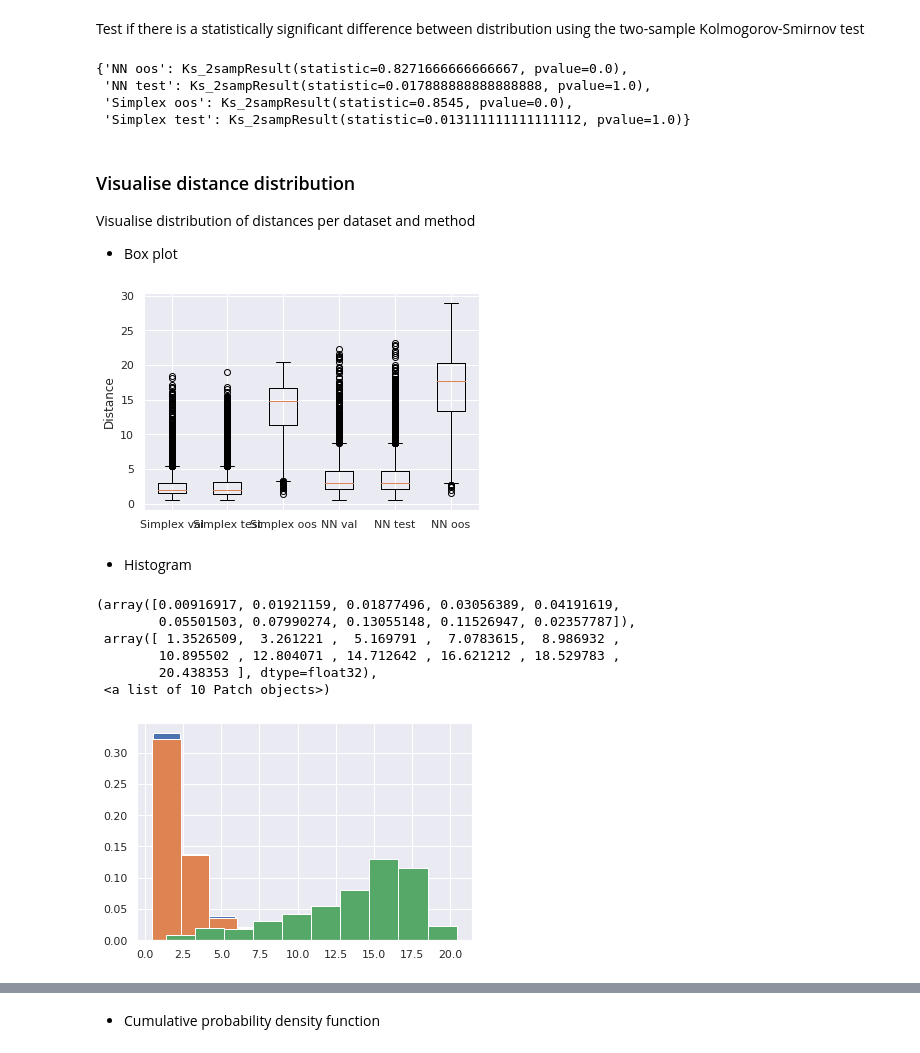
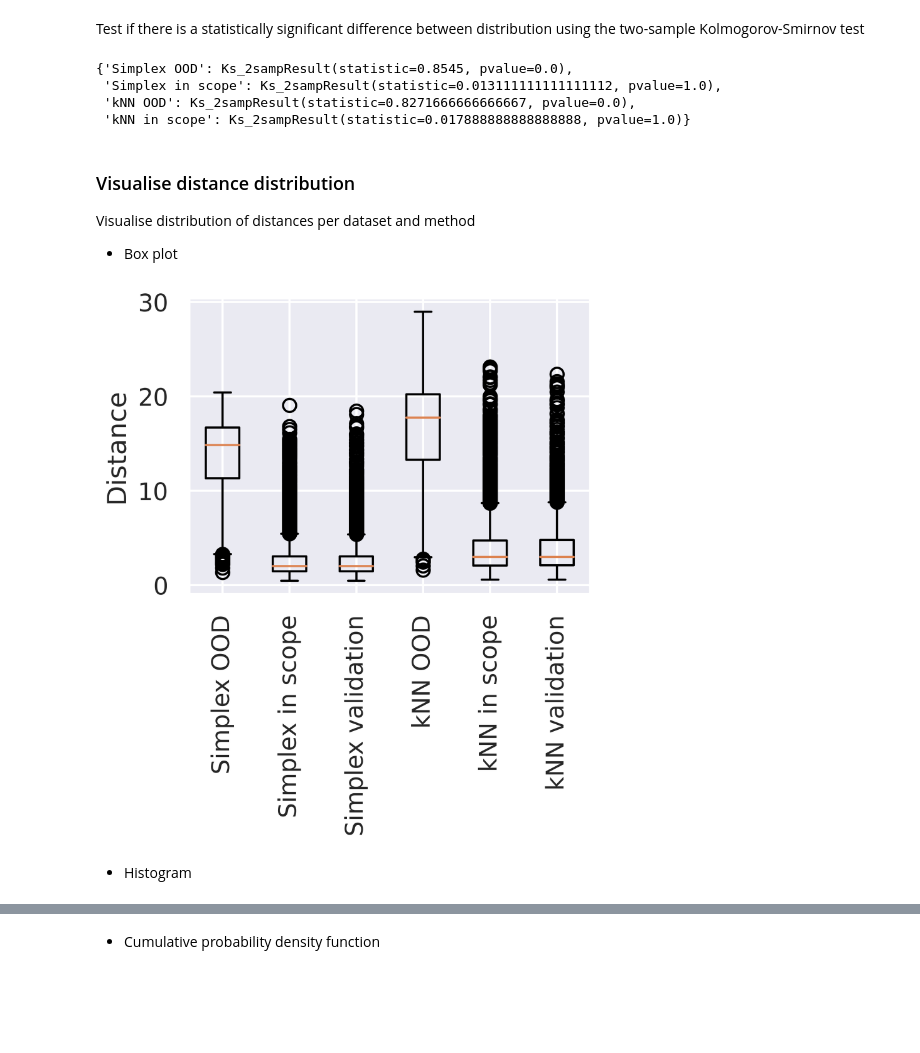
Before and after one commit to simonEllershaw/latent_variable_OOD, a Jupyter notebook: transformer_training.ipynb, the cells around one changed output, grey strips where cells are left out. Saved outputs shown, nothing was run; the diff lists cells and outputs as text; code cells hidden in the pictures; blank space fills up the shorter version.

```diff
--- a/transformer_training.ipynb
+++ b/transformer_training.ipynb
@@ -130,4 +117,8 @@ oos 1200
 # %%
 import matplotlib.pyplot as plt
+plt.style.use(['science', 'ieee', 'no-latex'])
+
 plt.hist([len(sample['input_ids']) for sample in datasets_hf['train']])
+plt.ylabel('Frequency')
+plt.xlabel('Token Length')
 # %% [output]
@@ -283,7 +286,7 @@ All parameters are taken from the original paper's experiments
 from explainers.simplex import Simplex
 from utils.schedulers import ExponentialScheduler
 
-fit_keys=['val', 'test', 'oos']
+fit_keys=['validation', 'in scope', 'OOD']
 explainers = {}
 N_KEEP = 10
 
@@ -308,7 +328,7 @@ KeyboardInterrupt: ignored
 # %%
 from explainers.nearest_neighbours import NearNeighLatent
 
-model_name = "NN"
+model_name = "kNN"
 model_names.add(model_name)
 
 for key in fit_keys:
@@ -352,16 +372,16 @@ from scipy.stats import ks_2samp
 
 ks_2_samp_metrics = {}
 for model_name in model_names:
-  for fit_key in ['oos', 'test']:
+  for fit_key in ['OOD', 'in scope']:
     key=f"{model_name} {fit_key}"
-    ks_2_samp_metrics[key] = ks_2samp(distances[f"{model_name} val"], distances[key])
+    ks_2_samp_metrics[key] = ks_2samp(distances[f"{model_name} validation"], distances[key])
 
 ks_2_samp_metrics
 # %% [output]
-{'NN oos': Ks_2sampResult(statistic=0.8271666666666667, pvalue=0.0),
- 'NN test': Ks_2sampResult(statistic=0.017888888888888888, pvalue=1.0),
- 'Simplex oos': Ks_2sampResult(statistic=0.8545, pvalue=0.0),
- 'Simplex test': Ks_2sampResult(statistic=0.013111111111111112, pvalue=1.0)}
+{'Simplex OOD': Ks_2sampResult(statistic=0.8545, pvalue=0.0),
+ 'Simplex in scope': Ks_2sampResult(statistic=0.013111111111111112, pvalue=1.0),
+ 'kNN OOD': Ks_2sampResult(statistic=0.8271666666666667, pvalue=0.0),
+ 'kNN in scope': Ks_2sampResult(statistic=0.017888888888888888, pvalue=1.0)}
 # %% [markdown]
 ### Visualise distance distribution
 
@@ -369,27 +389,13 @@ Visualise distribution of distances per dataset and method
 - Box plot
 # %%
 fig, ax = plt.subplots()
-ax.boxplot(distances.values())
-ax.set_xticklabels(distances.keys(), rotation=90)
+sorted_keys= sorted(distances.keys())
+ax.boxplot([distances[key] for key in sorted_keys])
+ax.set_xticklabels(sorted_keys, rotation=90)
+# TODO: Set ylabel to notation used in report
 ax.set_ylabel('Distance')
 plt.show()
 # %% [output]
-[figure, old version]
+[figure, new version]
 # %% [markdown]
 - Histogram
-# %%
-pdf_val = np.sort(distances['Simplex val'].numpy())
-pdf_test = np.sort(distances['Simplex test'].numpy())
-pdf_oos = np.sort(distances['Simplex oos'].numpy())
-fig, ax = plt.subplots()
-ax.hist(pdf_val, density=True)
-ax.hist(pdf_test, density=True)
-ax.hist(pdf_oos, density=True)
-# %% [output]
-(array([0.00916917, 0.01921159, 0.01877496, 0.03056389, 0.04191619,
-        0.05501503, 0.07990274, 0.13055148, 0.11526947, 0.02357787]),
- array([ 1.3526509,  3.261221 ,  5.169791 ,  7.0783615,  8.986932 ,
-        10.895502 , 12.804071 , 14.712642 , 16.621212 , 18.529783 ,
-        20.438353 ], dtype=float32),
- <a list of 10 Patch objects>)
-[figure, removed]
```
Also changed, not shown: parts of 25 cells of this notebook.
